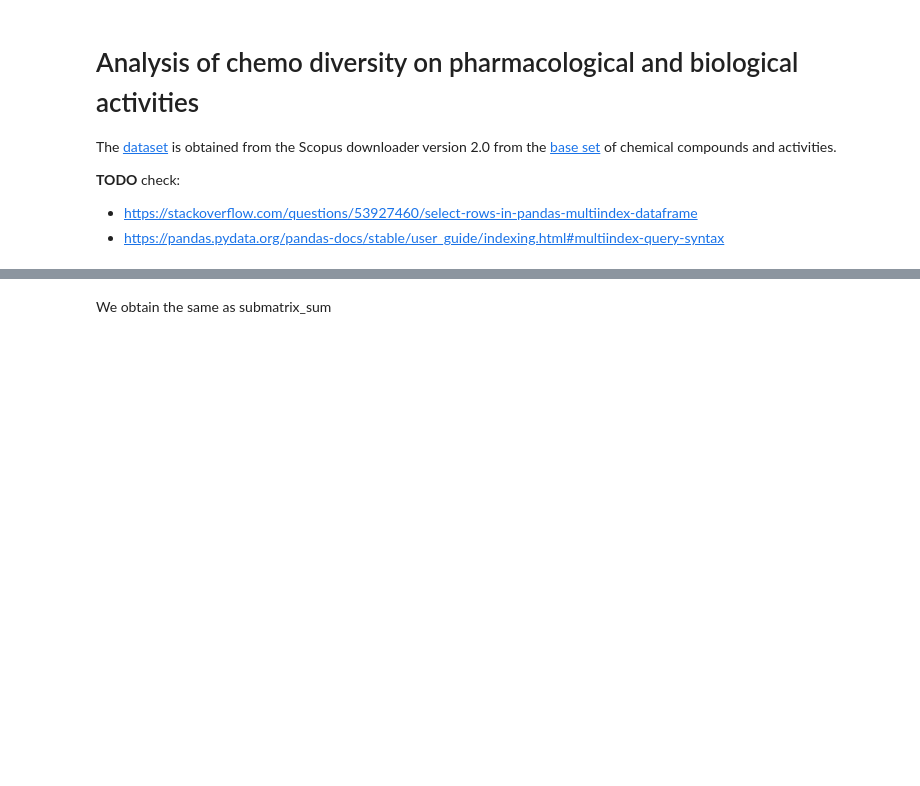
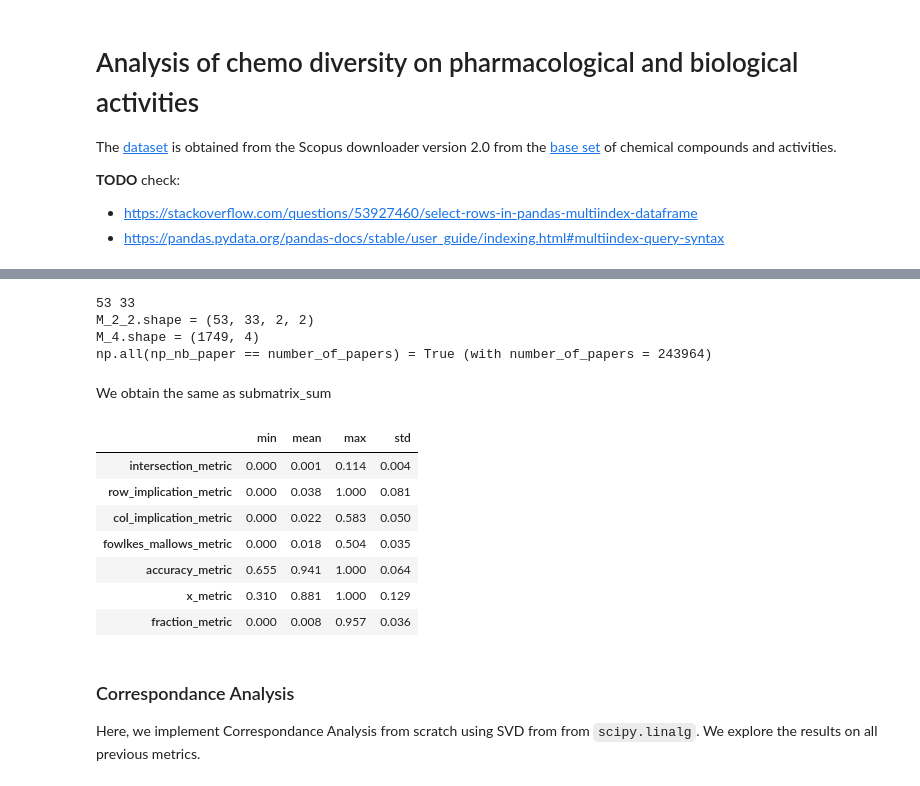
Before and after one commit to romulusFR/Rec-DM-chemotaxonomy, a Jupyter notebook: scopus/biblio_analysis.ipynb, the cells around one changed output, grey strips where cells are left out. Drawn from its saved outputs; the diff is of its cells as text; code cells hidden in the pictures; blank space fills up the shorter version.

Commit message:
analysis almost OK

```diff
--- a/scopus/biblio_analysis.ipynb
+++ b/scopus/biblio_analysis.ipynb
@@ -205,10 +341,20 @@ acridine_cytotoxicity_submatrix
 # redimension the values to a 4D array
 C, A = len(all_compounds), len(all_activities)
 print(C, A)
-M = dataset.values.reshape((C, 2, A, 2))
-M = np.moveaxis(M, 1, -2)
+M_2_2 = np.moveaxis(dataset.values.reshape((C, 2, A, 2)), 1, -2)
+# 1D is easier for apply_along_axis
+M_4 = M_2_2.reshape((C * A, 4))
+
+print(f"{M_2_2.shape = }")
+print(f"{M_4.shape = }")
 
 # M.sum(axis=(2,3)) or similarly
-np.sum(M, axis=(2, 3), keepdims=False)
+np_nb_paper = np.sum(M_2_2, axis=(2, 3), keepdims=False)
+print(f"{np.all(np_nb_paper == number_of_papers) = } (with {number_of_papers = })")
+# %% [output]
+53 33
+M_2_2.shape = (53, 33, 2, 2)
+M_4.shape = (1749, 4)
+np.all(np_nb_paper == number_of_papers) = True (with number_of_papers = 243964)
 # %% [markdown]
 We obtain the same as submatrix_sum
@@ -270,0 +361,36 @@ for (df, name) in confused: # [(with_with_matrix, "Original"), (confused_df, "Co
+# %%
+score_matrices = {}
+for metric in metrics:
+    metric_name = metric.__name__
+    score_matrices[metric_name] = np.apply_along_axis(metric, 1, M_4).reshape((C, A))
+
+
+for f_name, matrix in score_matrices.items():
+    score_df = pd.DataFrame(matrix, index=with_with_matrix.index, columns=with_with_matrix.columns)
+    # print(score_df)
+    filename = Path(f"{DATASET_FILENAME.stem}_{f_name}{DATASET_FILENAME.suffix}")
+    score_df.to_csv(Path("results") / filename)
+
+
+scores_summary_df = pd.DataFrame.from_dict(
+    {f_name: [matrix.min(), matrix.mean(), matrix.max(), matrix.std()] for f_name, matrix in score_matrices.items()},
+    orient="index",
+    columns=["min", "mean", "max", "std"],
+)
+
+
+scores_summary_df
+# %% [output]
+|  | min | mean | max | std |
+| intersection_metric | 0.000 | 0.001 | 0.114 | 0.004 |
+| row_implication_metric | 0.000 | 0.038 | 1.000 | 0.081 |
+| col_implication_metric | 0.000 | 0.022 | 0.583 | 0.050 |
+| fowlkes_mallows_metric | 0.000 | 0.018 | 0.504 | 0.035 |
+| accuracy_metric | 0.655 | 0.941 | 1.000 | 0.064 |
+| x_metric | 0.310 | 0.881 | 1.000 | 0.129 |
+| fraction_metric | 0.000 | 0.008 | 0.957 | 0.036 |
+# %% [markdown]
+### Correspondance Analysis
+
+Here, we implement Correspondance Analysis from scratch using SVD from from `scipy.linalg`.
+We explore the results on all previous metrics.
```
Also changed, not shown: parts of 27 cells of this notebook, 1 other file.
